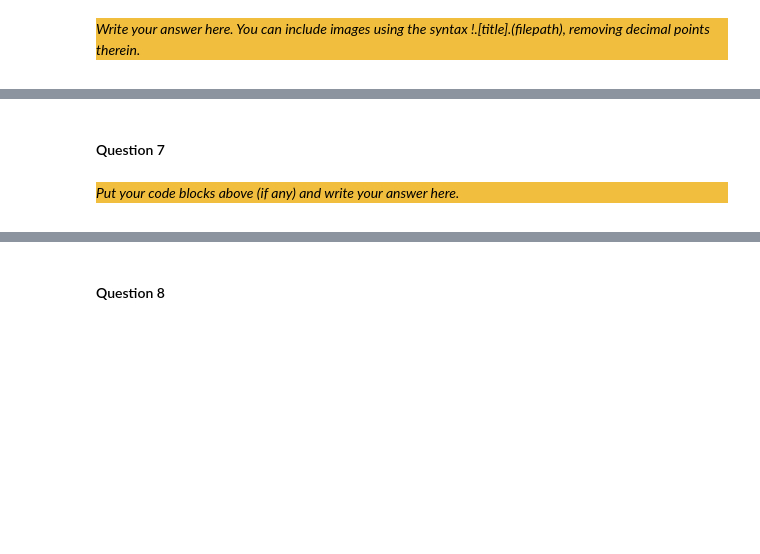
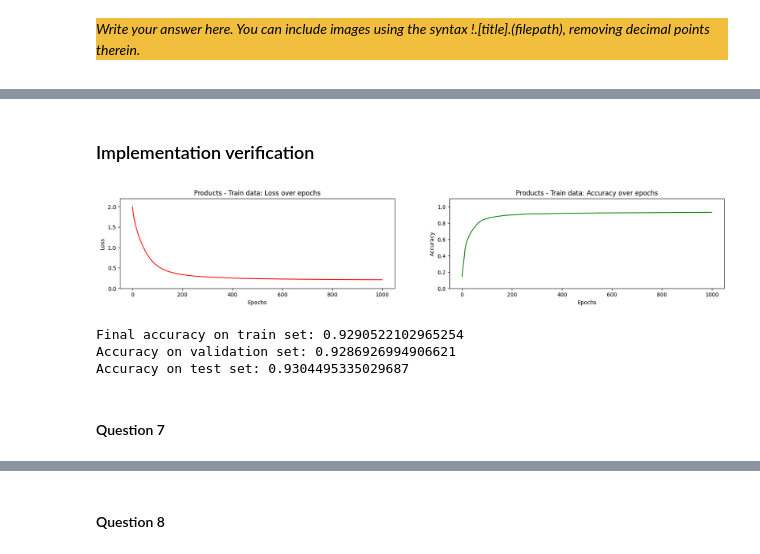
Before and after one commit to zain1290/Artificial-Neural-Network, a Jupyter notebook: src/Main.ipynb, the cells around one changed output, grey strips where cells are left out. Cells and saved outputs as stored; diff of their text form; code cells hidden in the pictures; blank space fills up the shorter version.

```diff
--- a/src/Main.ipynb
+++ b/src/Main.ipynb
@@ -315,8 +368,54 @@ def train(net, inputs, labels, criterion, lr):
+# %%
+mean, std = np.mean(X_train, axis=0), np.std(X_train, axis=0)
+X_train = (X_train - mean) / std
+X_val = (X_val - mean) / std
+X_test = (X_test - mean) / std
+# %% [markdown]
+### Implementation verification
+# %%
+def plot_accuracy_loss(losses, accuracies, title=""):
+    fig, axes = plt.subplots(1, 2, figsize=(20, 3))
+    axes[0].plot(losses, color="red")
+    axes[0].set_xlabel("Epochs")
+    axes[0].set_ylabel("Loss")
+    axes[0].set_ylim(0, max(losses) * 1.1)
+    axes[0].set_title(title + "Loss over epochs")
+
+    axes[1].plot(accuracies, color="green")
+    axes[1].set_xlabel("Epochs")
+    axes[1].set_ylabel("Accuracy")
+    axes[1].set_ylim(0, 1.1)
+    axes[1].set_title(title + "Accuracy over epochs")
+    plt.show()
+# %%
+np.random.seed(1234)
+
+p = Network([Linear(10, 7, init_strategy="he"), Activation(ReLU()),
+             Linear(7, 7, init_strategy="xavier")])
+
+losses, accuracies, epochs = train(p,
+                           X_train, y_train,
+                           X_val, y_val,
+                           SoftmaxCrossEntropy(),
+                           lambda x: np.argmax(x, axis=1),
+                           lr=0.1,
+                           epochs=1000)
+
+plot_accuracy_loss(losses, accuracies, title="Products - Train data: ")
+print("Final accuracy on train set:", accuracies[-1])
+
+predicted_labels = np.argmax(p.forward(X_val), axis=1)
+
+validation_accuracy = accuracy(y_val, predicted_labels)
+print("Accuracy on validation set:", validation_accuracy)
+
+predicted_labels_test = np.argmax(p.forward(X_test), axis=1)
+test_accuracy = accuracy(y_test, predicted_labels_test)
+print("Accuracy on test set:", test_accuracy)
+# %% [output]
+[figure, added]
+Final accuracy on train set: 0.9290522102965254
+Accuracy on validation set: 0.9286926994906621
+Accuracy on test set: 0.9304495335029687
 # %% [markdown]
 #### Question 7
-# %% [markdown]
-<div style="background-color:#f1be3e">
-
-_Put your code blocks above (if any) and write your answer here._
-
-</div>
```
Also changed, not shown: parts of 44 cells of this notebook.
